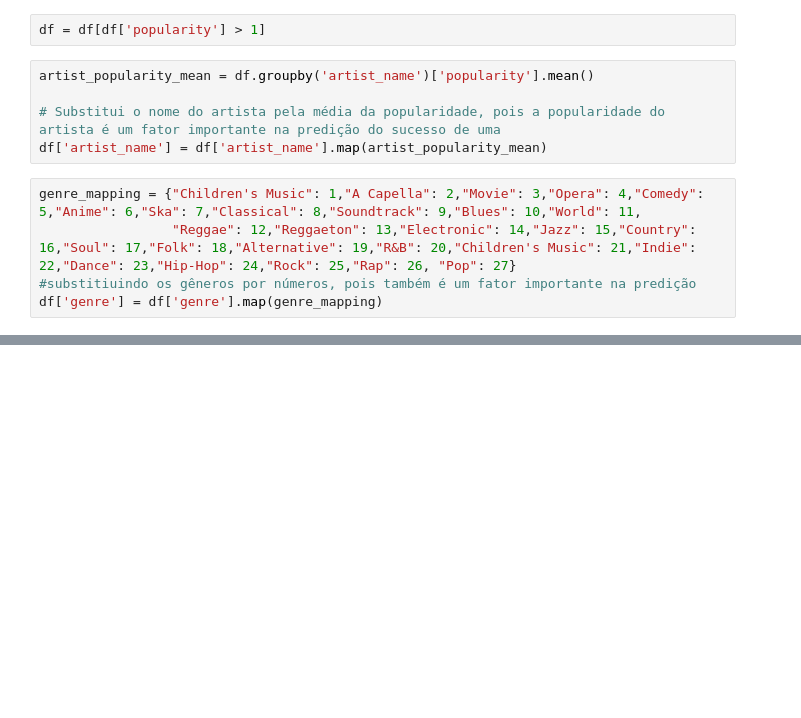
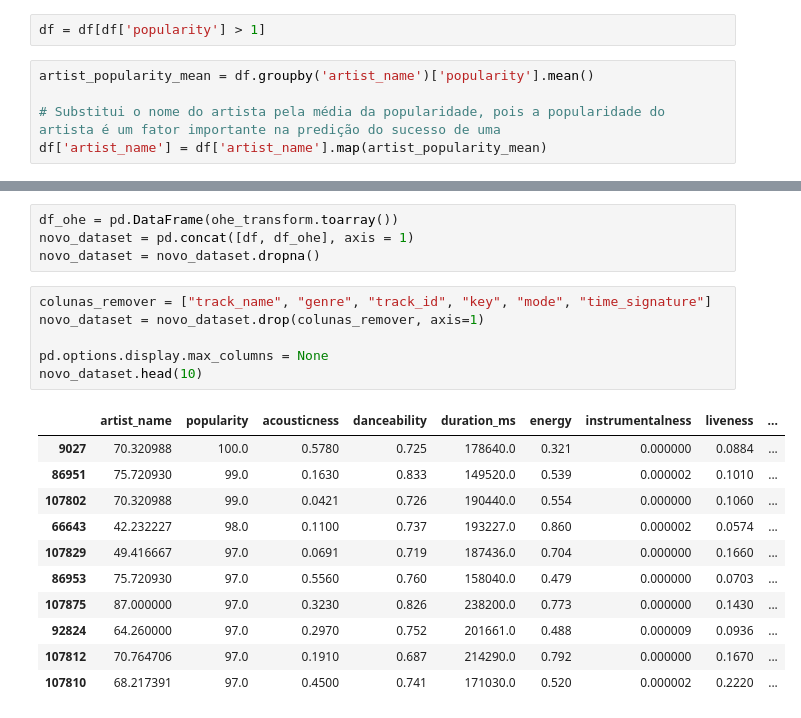
Before and after one commit to jonatahpfg/Machine-learning-estudos, a Jupyter notebook: Predição_popularidade_spotify.ipynb, the cells around one changed output, grey strips where cells are left out. Drawn from its saved outputs; the diff is of its cells as text; blank space fills up the shorter version.

```diff
--- a/Predição_popularidade_spotify.ipynb
+++ b/Predição_popularidade_spotify.ipynb
@@ -21,8 +22,3 @@ artist_popularity_mean = df.groupby('artist_name')['popularity'].mean()
 
 # Substitui o nome do artista pela média da popularidade, pois a popularidade do artista é um fator importante na predição do sucesso de uma
 df['artist_name'] = df['artist_name'].map(artist_popularity_mean)
-# %%
-genre_mapping = {"Children's Music": 1,"A Capella": 2,"Movie": 3,"Opera": 4,"Comedy": 5,"Anime": 6,"Ska": 7,"Classical": 8,"Soundtrack": 9,"Blues": 10,"World": 11,
-                 "Reggae": 12,"Reggaeton": 13,"Electronic": 14,"Jazz": 15,"Country": 16,"Soul": 17,"Folk": 18,"Alternative": 19,"R&B": 20,"Children's Music": 21,"Indie": 22,"Dance": 23,"Hip-Hop": 24,"Rock": 25,"Rap": 26, "Pop": 27}
-#substitiuindo os gêneros por números, pois também é um fator importante na predição
-df['genre'] = df['genre'].map(genre_mapping)
@@ -50,0 +39,22 @@ display(x)
+# %%
+df_ohe = pd.DataFrame(ohe_transform.toarray())
+novo_dataset = pd.concat([df, df_ohe], axis = 1)
+novo_dataset = novo_dataset.dropna()
+# %%
+colunas_remover = ["track_name", "genre", "track_id", "key", "mode", "time_signature"]
+novo_dataset = novo_dataset.drop(colunas_remover, axis=1)
+
+pd.options.display.max_columns = None
+novo_dataset.head(10)
+# %% [output]
+|  | artist_name | popularity | acousticness | danceability | duration_ms | energy | instrumentalness | liveness | ... |
+| 9027 | 70.320988 | 100.0 | 0.5780 | 0.725 | 178640.0 | 0.321 | 0.000000 | 0.0884 | ... |
+| 86951 | 75.720930 | 99.0 | 0.1630 | 0.833 | 149520.0 | 0.539 | 0.000002 | 0.1010 | ... |
+| 107802 | 70.320988 | 99.0 | 0.0421 | 0.726 | 190440.0 | 0.554 | 0.000000 | 0.1060 | ... |
+| 66643 | 42.232227 | 98.0 | 0.1100 | 0.737 | 193227.0 | 0.860 | 0.000002 | 0.0574 | ... |
+| 107829 | 49.416667 | 97.0 | 0.0691 | 0.719 | 187436.0 | 0.704 | 0.000000 | 0.1660 | ... |
+| 86953 | 75.720930 | 97.0 | 0.5560 | 0.760 | 158040.0 | 0.479 | 0.000000 | 0.0703 | ... |
+| 107875 | 87.000000 | 97.0 | 0.3230 | 0.826 | 238200.0 | 0.773 | 0.000000 | 0.1430 | ... |
+| 92824 | 64.260000 | 97.0 | 0.2970 | 0.752 | 201661.0 | 0.488 | 0.000009 | 0.0936 | ... |
+| 107812 | 70.764706 | 97.0 | 0.1910 | 0.687 | 214290.0 | 0.792 | 0.000000 | 0.1670 | ... |
+| 107810 | 68.217391 | 97.0 | 0.4500 | 0.741 | 171030.0 | 0.520 | 0.000002 | 0.2220 | ... |
```
Also changed, not shown: parts of 9 cells of this notebook.
